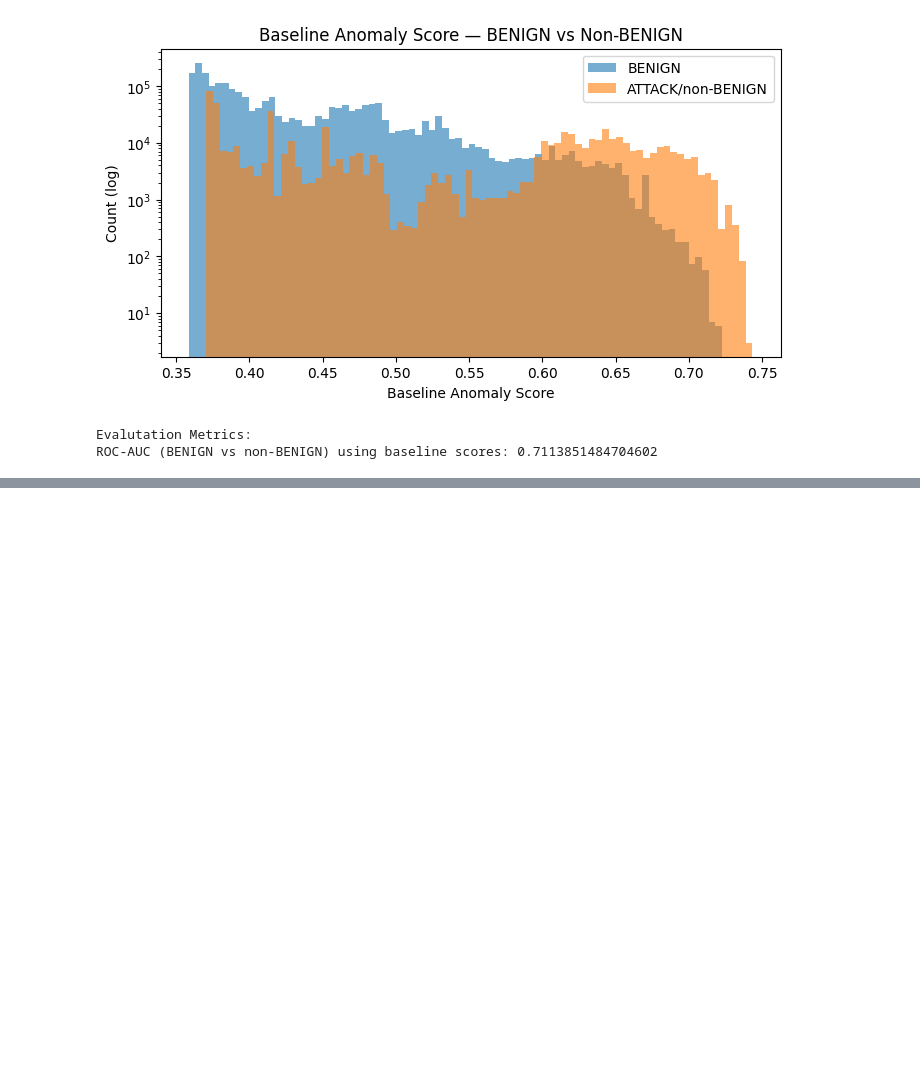
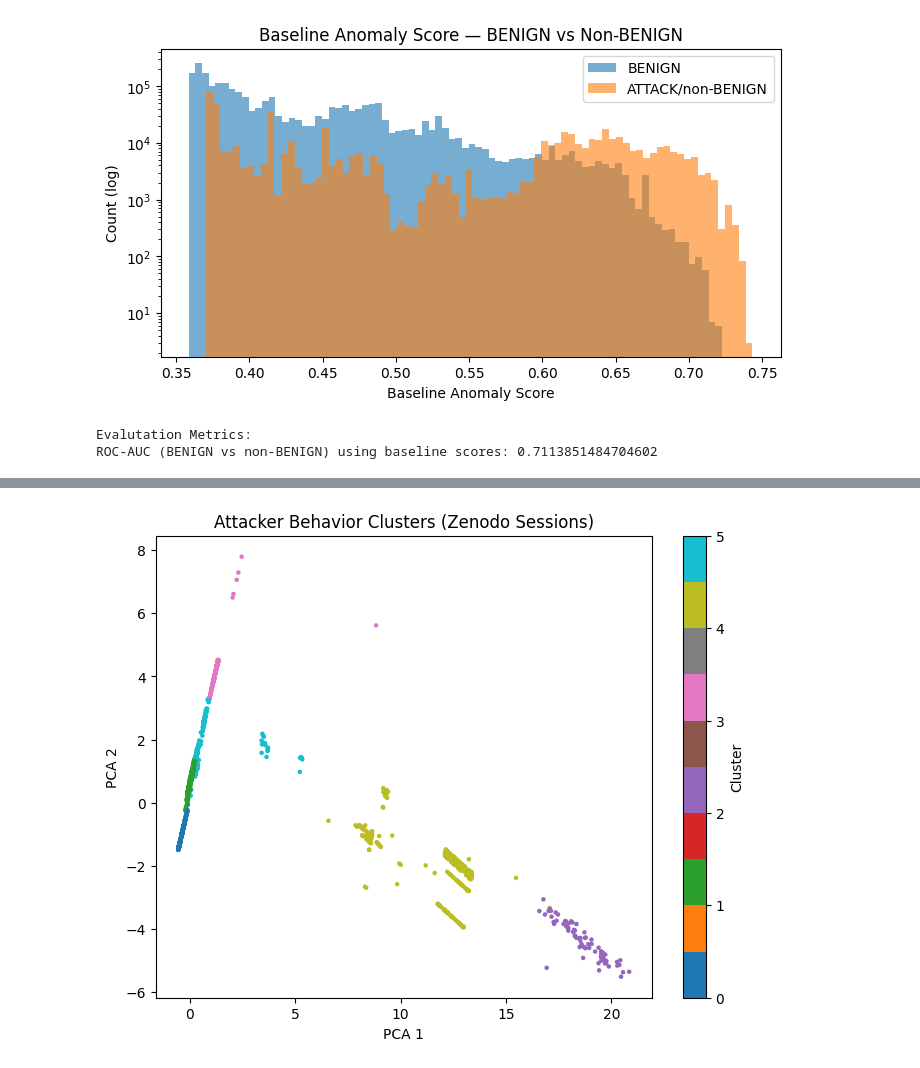
Before and after one commit to SethJonesIntern/SentinelGrid, a Jupyter notebook: machine-learning/notebooks/threat_analysis.ipynb, the cells around one changed output, grey strips where cells are left out. Cells and saved outputs as stored; diff of their text form; code cells hidden in the pictures; blank space fills up the shorter version.

```diff
--- a/machine-learning/notebooks/threat_analysis.ipynb
+++ b/machine-learning/notebooks/threat_analysis.ipynb
@@ -396,0 +618,10 @@ Stand-in data for our future SentinelGrid data. Allows us to test the pipeline a
+# %%
+k_opt= k_range[np.argmax(sil_scores)]
+
+kmeans_attack= KMeans(n_clusters=k_opt, random_state=42)
+zen_sessions["attack_cluster"]= kmeans_attack.fit_predict(X_attack_scaled)
+
+print("Cluster counts:")
+print(zen_sessions["attack_cluster"].value_counts().sort_index())
+cluster_summary = zen_sessions.groupby("attack_cluster")[zen_cols].agg(["count", "mean", "median"])
+cluster_summary
@@ -396,0 +647,34 @@ Stand-in data for our future SentinelGrid data. Allows us to test the pipeline a
+# %%
+def label_cluster(row):
+    if row["command_count"]<2:
+        return "Scanner / Probe"
+    elif row["avg_password_entropy"]>3:
+        return "Brute Force / Credential Stuffing"
+    elif row["commands_per_min"]>10:
+        return "High Automation Bot"
+    else:
+        return "Interactive / Manual"
+
+cluster_labels= {}
+
+for cid in zen_sessions["attack_cluster"].unique():
+    subset = zen_sessions[zen_sessions["attack_cluster"] == cid]
+    avg = subset[zen_cols].mean()
+    cluster_labels[cid]= label_cluster(avg)
+
+zen_sessions["attack_type"]= zen_sessions["attack_cluster"].map(cluster_labels)
+
+zen_sessions[["attack_cluster", "attack_type"]].drop_duplicates().sort_values("attack_cluster")
+
+pca= PCA(n_components=2)
+X_pca= pca.fit_transform(X_attack_scaled)
+
+plt.figure(figsize=(8,6))
+plt.scatter(X_pca[:,0], X_pca[:,1], c=zen_sessions["attack_cluster"], cmap="tab10", s=5)
+plt.xlabel("PCA 1")
+plt.ylabel("PCA 2")
+plt.title("Attacker Behavior Clusters (Zenodo Sessions)")
+plt.colorbar(label="Cluster")
+plt.show()
+# %% [output]
+[figure, added]
```
Also changed, not shown: parts of 16 cells of this notebook.
